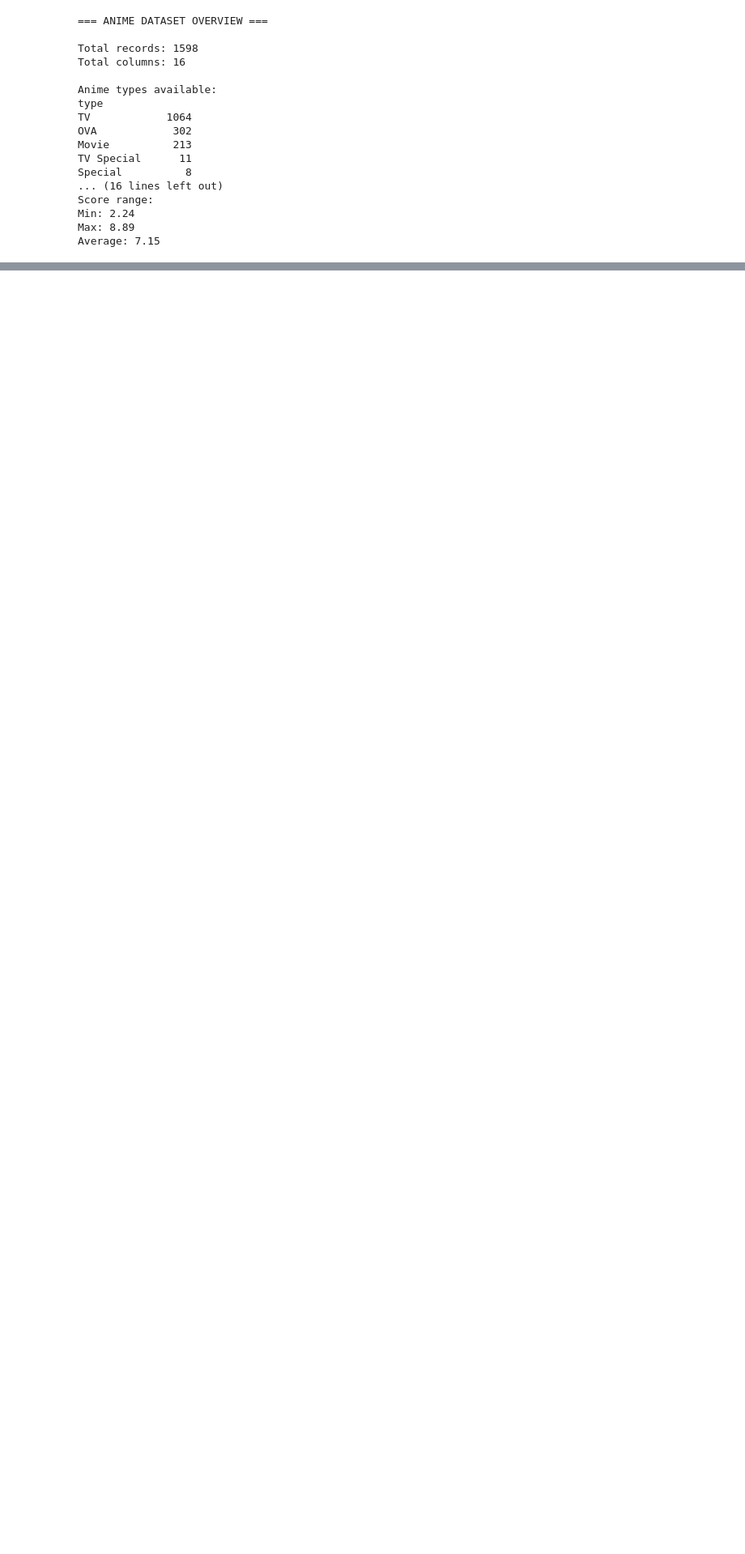
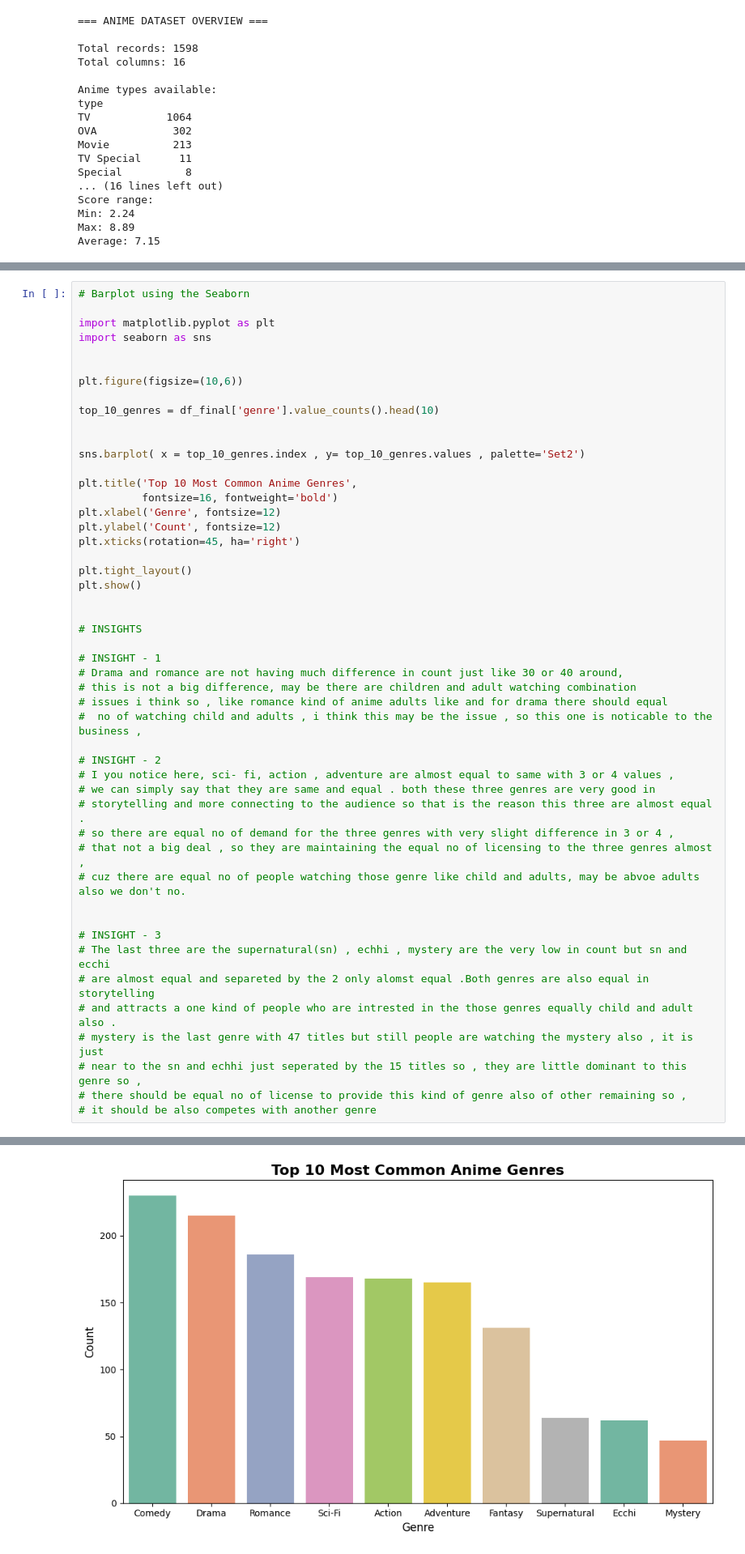
Before and after one commit to Ramcharan-AIML/anime-data-engineering-project, a Jupyter notebook: Anime_Industry_Analysis.ipynb, the cells around one changed output, grey strips where cells are left out. Shown at 81% size. Drawn from its saved outputs; the diff is of its cells as text; blank space fills up the shorter version.

Commit message:
completed the Barplot with 3 insights

```diff
--- a/Anime_Industry_Analysis.ipynb
+++ b/Anime_Industry_Analysis.ipynb
@@ -475,0 +478,50 @@ Average: 7.15
+# %%
+# Barplot using the Seaborn
+
+import matplotlib.pyplot as plt
+import seaborn as sns
+
+
+plt.figure(figsize=(10,6))
+
+top_10_genres = df_final['genre'].value_counts().head(10)
+
+
+sns.barplot( x = top_10_genres.index , y= top_10_genres.values , palette='Set2')
+
+plt.title('Top 10 Most Common Anime Genres',
+          fontsize=16, fontweight='bold')
+plt.xlabel('Genre', fontsize=12)
+plt.ylabel('Count', fontsize=12)
+plt.xticks(rotation=45, ha='right')
+
+plt.tight_layout()
+plt.show()
+
+
+# INSIGHTS
+
+# INSIGHT - 1
+# Drama and romance are not having much difference in count just like 30 or 40 around,
+# this is not a big difference, may be there are children and adult watching combination
+# issues i think so , like romance kind of anime adults like and for drama there should equal
+#  no of watching child and adults , i think this may be the issue , so this one is noticable to the business ,
+
+# INSIGHT - 2
+# I you notice here, sci- fi, action , adventure are almost equal to same with 3 or 4 values ,
+# we can simply say that they are same and equal . both these three genres are very good in
+# storytelling and more connecting to the audience so that is the reason this three are almost equal .
+# so there are equal no of demand for the three genres with very slight difference in 3 or 4 ,
+# that not a big deal , so they are maintaining the equal no of licensing to the three genres almost ,
+# cuz there are equal no of people watching those genre like child and adults, may be abvoe adults also we don't no.
+
+
+# INSIGHT - 3
+# The last three are the supernatural(sn) , echhi , mystery are the very low in count but sn and ecchi
+# are almost equal and separeted by the 2 only alomst equal .Both genres are also equal in storytelling
+# and attracts a one kind of people who are intrested in the those genres equally child and adult also .
+# mystery is the last genre with 47 titles but still people are watching the mystery also , it is just
+# near to the sn and echhi just seperated by the 15 titles so , they are little dominant to this genre so ,
+# there should be equal no of license to provide this kind of genre also of other remaining so ,
+# it should be also competes with another genre
+# %% [output]
@@ -475,0 +531 @@ Average: 7.15
+[figure, added]
```
Also changed, not shown: parts of 2 cells of this notebook.
